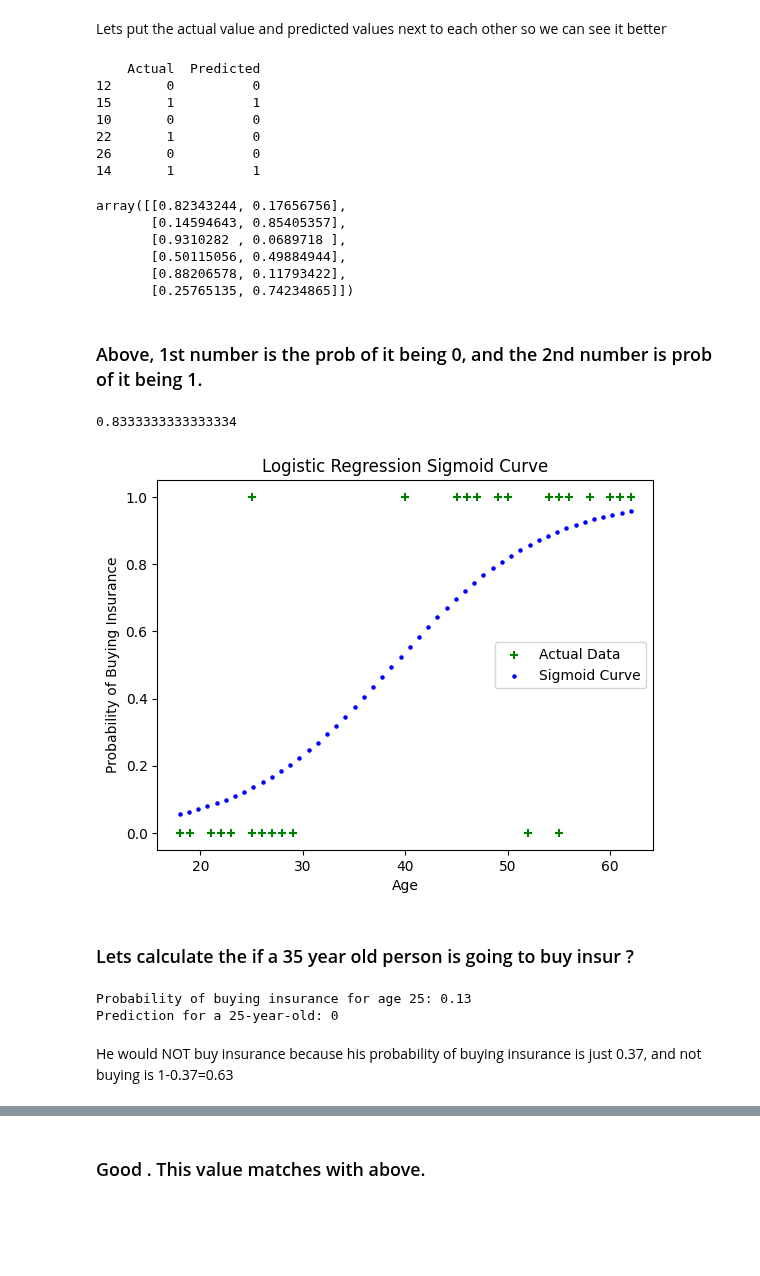
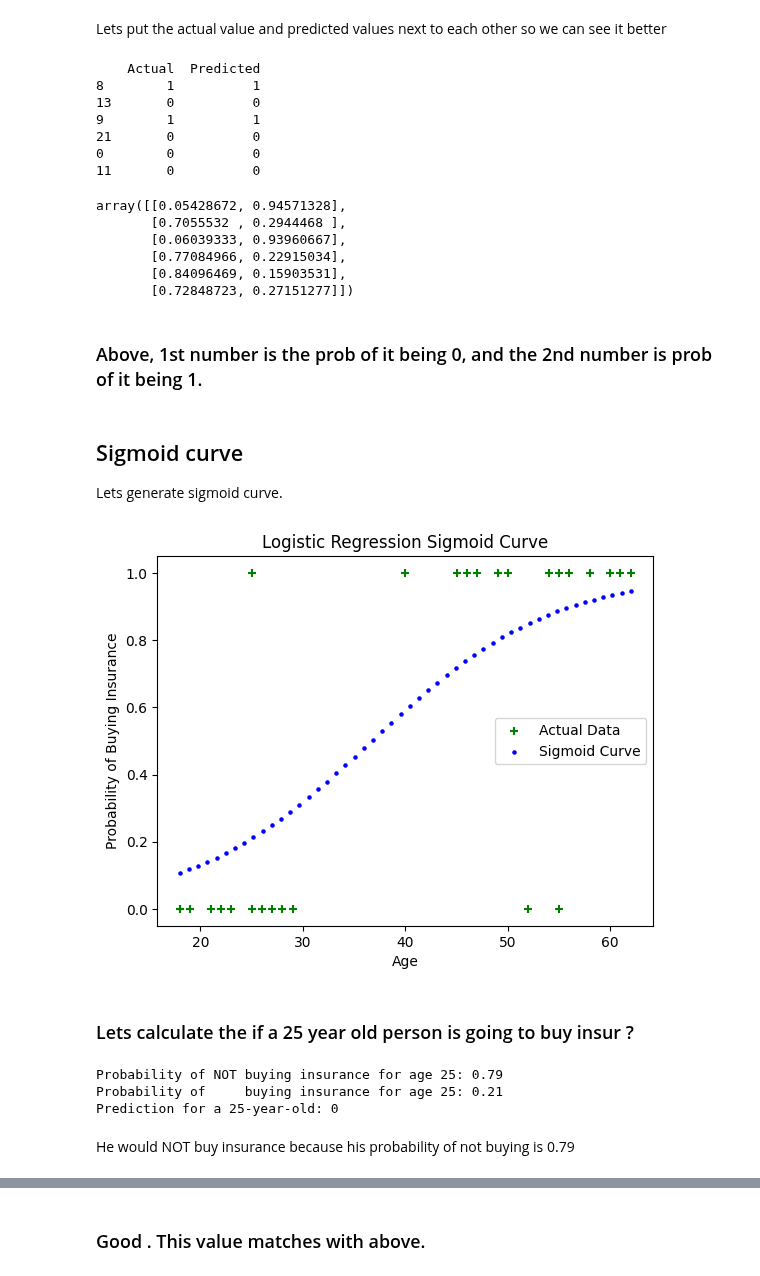
Before and after one commit to ash322ash422/tut_ml, a Jupyter notebook: tut_logistic_regression/logistic_reg1_insurance_buy_or_not.ipynb, the cells around one changed output, grey strips where cells are left out. Saved outputs shown, nothing was run; the diff lists cells and outputs as text; code cells hidden in the pictures; blank space fills up the shorter version.

```diff
--- a/tut_logistic_regression/logistic_reg1_insurance_buy_or_not.ipynb
+++ b/tut_logistic_regression/logistic_reg1_insurance_buy_or_not.ipynb
@@ -56,6 +73,6 @@ It follows a sigmoid function curve.
 # %%
 from sklearn.model_selection import train_test_split
-X_train, X_test, y_train, y_test = train_test_split(df[['age']],df.bought_insurance,train_size=0.8)
+X_train, X_test, y_train, y_test = train_test_split(df[['age']],df['bought_insurance'],train_size=0.8, random_state=42)
 # %%
 print(X_train.shape)
 print(X_test.shape)
@@ -104,82 +165,71 @@ Lets put the actual value and predicted values next to each other so we can see
 # %%
 # Create a DataFrame for better visualization
 comparison_df = pd.DataFrame({'Actual': y_test,
-                              'Predicted': y_predicted}
+                              'Predicted': y_pred}
 )
 
 print(comparison_df)
 # %% [output]
     Actual  Predicted
-12       0          0
-15       1          1
-10       0          0
-22       1          0
-26       0          0
-14       1          1
+8        1          1
+13       0          0
+9        1          1
+21       0          0
+0        0          0
+11       0          0
 # %%
 model.predict_proba(X_test)
 # %% [output]
-array([[0.82343244, 0.17656756],
-       [0.14594643, 0.85405357],
-       [0.9310282 , 0.0689718 ],
-       [0.50115056, 0.49884944],
-       [0.88206578, 0.11793422],
-       [0.25765135, 0.74234865]])
+array([[0.05428672, 0.94571328],
+       [0.7055532 , 0.2944468 ],
+       [0.06039333, 0.93960667],
+       [0.77084966, 0.22915034],
+       [0.84096469, 0.15903531],
+       [0.72848723, 0.27151277]])
 # %% [markdown]
 ### Above, 1st number is the prob of it being 0, and the 2nd number is prob of it being 1.
-# %%
-model.score(X_test,y_test) # show the accuracy of our model. Ideally this should be 1, but realistically it woule be below 1
-# %% [output]
-0.8333333333333334
+# %% [markdown]
+## Sigmoid curve
+Lets generate sigmoid curve.
 # %%
-import numpy as np
-import matplotlib.pyplot as plt
-from sklearn.linear_model import LogisticRegression
-
-# Define feature and target variables
-X = df[['age']]  # Feature (2D array)
-y = df['bought_insurance']  # Target (0 or 1)
-
-# Train Logistic Regression Model
-model = LogisticRegression()
-model.fit(X, y)
-
 # Generate smooth age values for the sigmoid curve
-age_range = np.linspace(df.age.min(), df.age.max(), 50).reshape(-1, 1)# create 50 ages
+age_range = np.linspace(df['age'].min(), df['age'].max(), 50).reshape(-1, 1)# create 50 ages
 
 # Predict probabilities using the trained model
 probabilities = model.predict_proba(age_range)[:, 1]  # Probability of class 1
 
 # Plot the scatter plot
-plt.scatter(df.age, df.bought_insurance, marker='+', color='green', label="Actual Data")
+plt.scatter(df['age'], df['bought_insurance'], marker='+', color='green', label="Actual Data")
 
 # Plot the sigmoid curve(probability curve)
 plt.scatter(age_range, probabilities, color='blue', s=5, label="Sigmoid Curve")
 
 # Labels and title
 plt.xlabel("Age")
 plt.ylabel("Probability of Buying Insurance")
 plt.title("Logistic Regression Sigmoid Curve")
 plt.legend()
 plt.show()
 # %% [output]
-[figure, old version]
+[figure, new version]
 # %% [markdown]
-### Lets calculate the if a 35 year old person is going to buy insur ?
+### Lets calculate the if a 25 year old person is going to buy insur ?
 # %%
 age = 25
 age_2Darray = np.array([[age]])  # Convert to 2D array
 
 probability = model.predict_proba(age_2Darray)[0, 1]  # Probability of buying insurance
-print(f"Probability of buying insurance for age {age}: {probability:.2f}")
+print(f"Probability of NOT buying insurance for age {age}: {1-probability:.2f}")
+print(f"Probability of     buying insurance for age {age}: {probability:.2f}")
 
 predicted_value = model.predict(age_2Darray)
 print(f"Prediction for a {age}-year-old: {predicted_value[0]}")
 # %% [output]
-Probability of buying insurance for age 25: 0.13
+Probability of NOT buying insurance for age 25: 0.79
+Probability of     buying insurance for age 25: 0.21
 Prediction for a 25-year-old: 0
 # %% [markdown]
-He would NOT buy insurance because his probability of buying insurance is just 0.37, and not buying is 1-0.37=0.63
+He would NOT buy insurance because his probability of not buying is 0.79
 # %% [markdown]
 ## The Math
 Lets see if the math predicts the same value.
```
Also changed, not shown: parts of 25 cells of this notebook, 4 other files.
